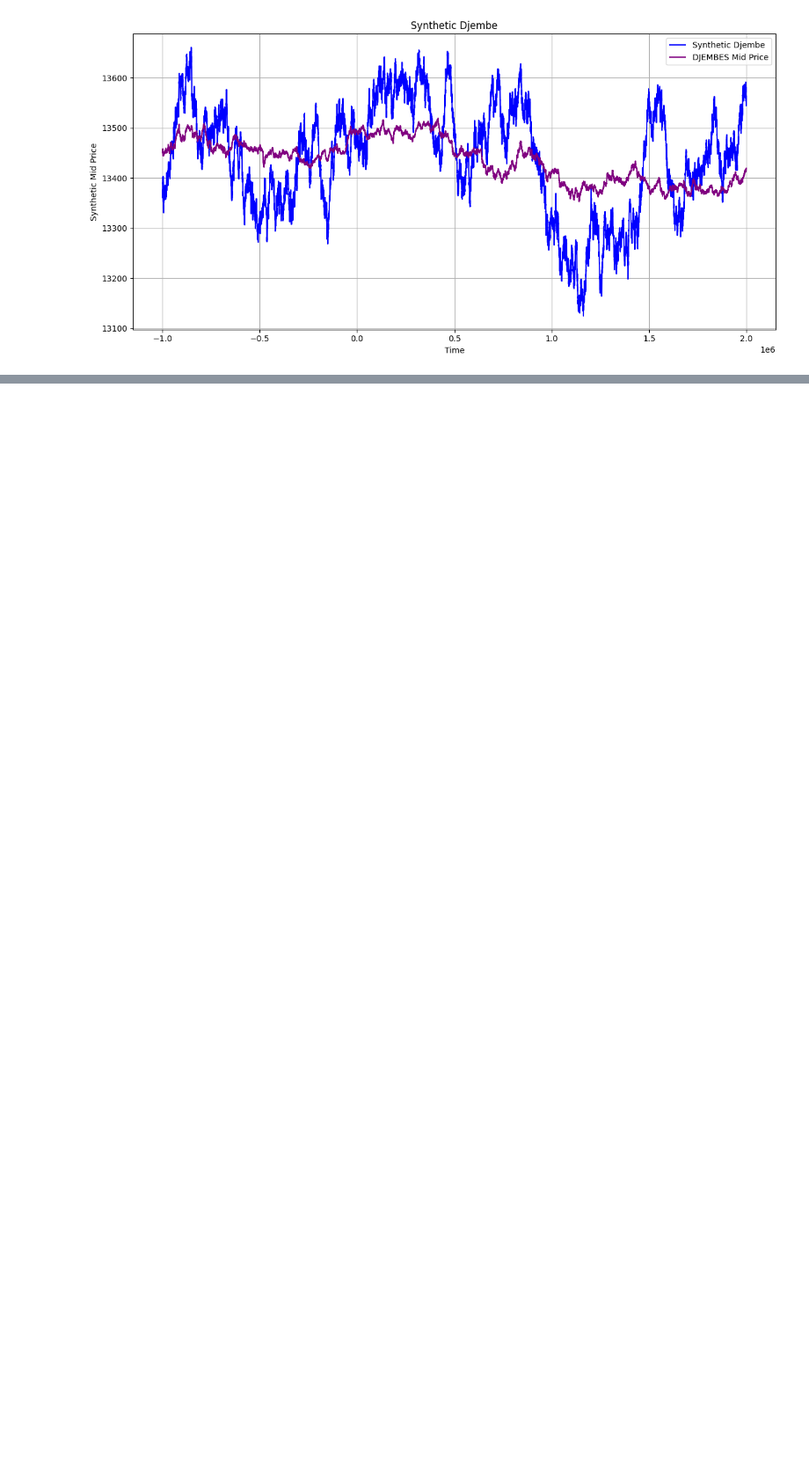
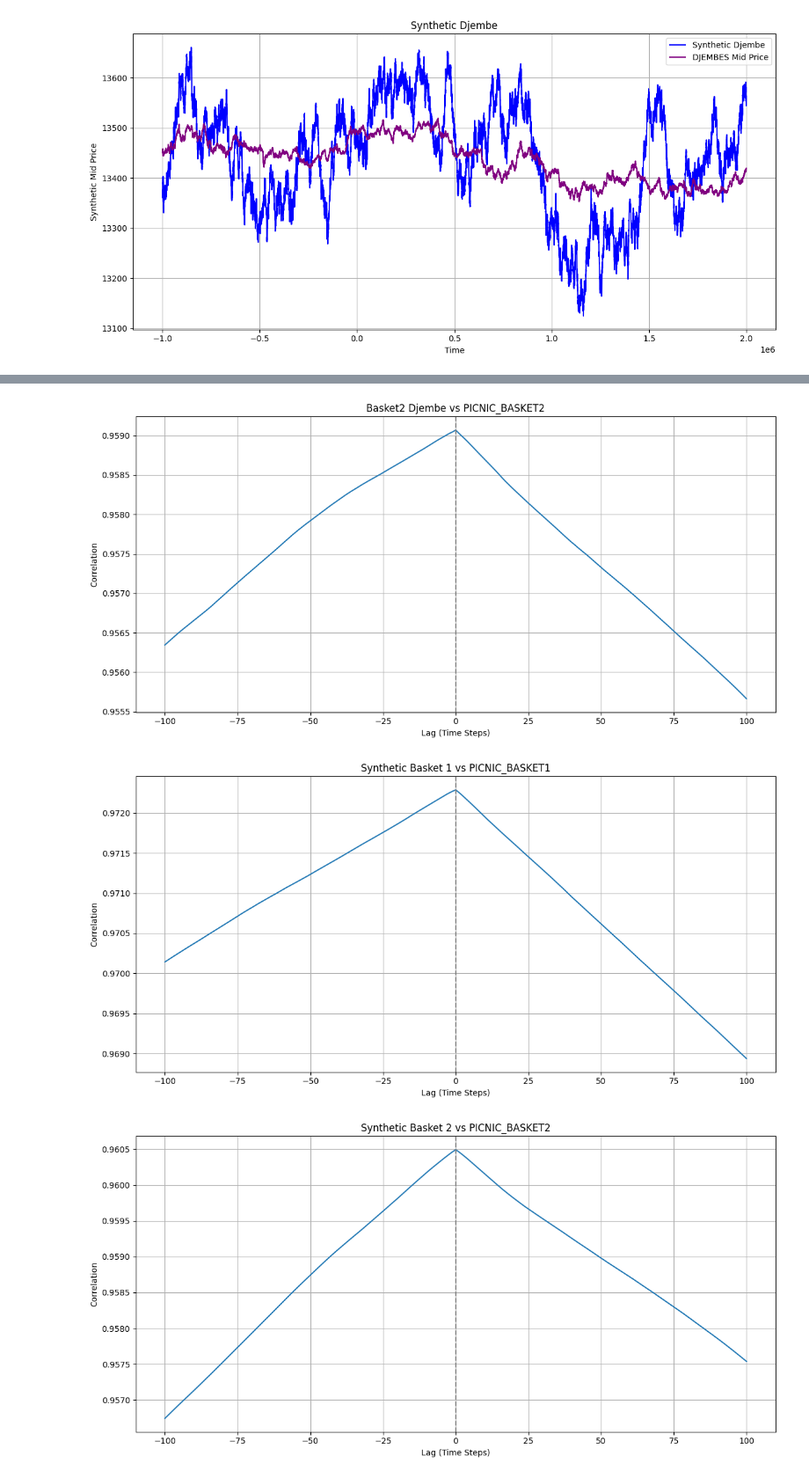
Before and after one commit to jennifer-lu/prosperity-3, a Jupyter notebook: round_2_algo.ipynb, the cells around one changed output, grey strips where cells are left out. Shown at 88% size. Drawn from its saved outputs; the diff is of its cells as text; code cells hidden in the pictures; blank space fills up the shorter version.

Commit message:
add cross correlation

```diff
--- a/round_2_algo.ipynb
+++ b/round_2_algo.ipynb
@@ -160,0 +180,54 @@ plt.show()
+# %%
+def plot_cross_correlation(signal_1, signal_2, max_lag=100, title="Cross-Correlation"):
+    correlations = []
+
+    for lag in range(-max_lag, max_lag + 1):
+        if lag < 0:
+            shifted_1 = signal_1[:lag]
+            shifted_2 = signal_2[-lag:]
+        elif lag > 0:
+            shifted_1 = signal_1[lag:]
+            shifted_2 = signal_2[:-lag]
+        else:
+            shifted_1 = signal_1
+            shifted_2 = signal_2
+
+        mask = np.isfinite(shifted_1) & np.isfinite(shifted_2)
+        if np.sum(mask) > 0:
+            corr = np.corrcoef(shifted_1[mask], shifted_2[mask])[0, 1]
+        else:
+            corr = np.nan
+        correlations.append(corr)
+
+    lags = np.arange(-max_lag, max_lag + 1)
+    plt.figure(figsize=(12, 6))
+    plt.plot(lags, correlations)
+    plt.axvline(x=0, color='gray', linestyle='--')
+    plt.title(title)
+    plt.xlabel("Lag (Time Steps)")
+    plt.ylabel("Correlation")
+    plt.grid(True)
+    plt.tight_layout()
+    plt.show()
+
+# 1. Basket2 Djembe vs PICNIC_BASKET2
+signal_1 = basket2_djembe_mids.values
+signal_2 = merged_df["PICNIC_BASKET2"].values
+plot_cross_correlation(signal_1, signal_2, title="Basket2 Djembe vs PICNIC_BASKET2")
+
+# 2. Synthetic Basket 1 vs PICNIC_BASKET1
+signal_1 = synthetic_basket1_mids.values
+signal_2 = merged_df["PICNIC_BASKET1"].values
+plot_cross_correlation(signal_1, signal_2, title="Synthetic Basket 1 vs PICNIC_BASKET1")
+
+# 3. Synthetic Basket 2 vs PICNIC_BASKET2
+signal_1 = synthetic_basket2_mids.values
+signal_2 = merged_df["PICNIC_BASKET2"].values
+plot_cross_correlation(signal_1, signal_2, title="Synthetic Basket 2 vs PICNIC_BASKET2")
+
+# max correlation at negative lag => first signal leads
+# max correlation at positive lag => second signal leads
+# %% [output]
+[figure, added]
+[figure, added]
+[figure, added]
```
Also changed, not shown: parts of 1 cell of this notebook.
